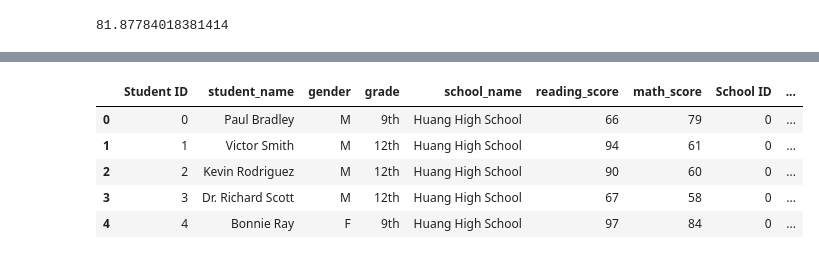
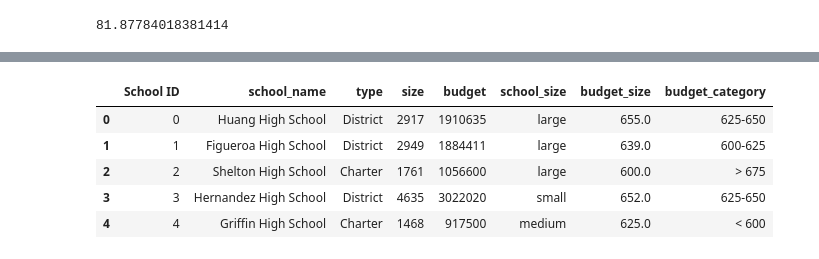
Before and after one commit to Elton-Don/pandas-challenge, a Jupyter notebook: schools.ipynb, the cells around one changed output, grey strips where cells are left out. Cells and saved outputs as stored; diff of their text form; code cells hidden in the pictures.

```diff
--- a/schools.ipynb
+++ b/schools.ipynb
@@ -6,8 +7,8 @@ school_data_to_load = "Resources/schools_complete.csv"
 student_data_to_load = "Resources/students_complete.csv"
 # %%
 # Read School and Student Data File and store into Pandas Data Frames
-school_data = pd.read_csv(school_data_to_load)
-student_data = pd.read_csv(student_data_to_load)
+school_data = pd.read_csv(school_data_to_load, encoding = "ISO-8859-1")
+student_data = pd.read_csv(student_data_to_load, encoding = "ISO-8859-1")
 # %%
 school_data.head()
 # %% [output]
@@ -61,7 +77,7 @@ print(avg_reading)
 # %%
-bins =[0, 59.9, 100]
-group_labels =['fail', 'pass']
-pd.cut(school_data_complete['reading_score'], bins, labels=group_labels).head()
-school_data_complete['reading_result'] = pd.cut(school_data_complete['reading_score'] , bins, labels=group_labels)
-school_data_complete.head()
+bins = [0, 1500, 3000, 5000]
+group_labels ={'small', 'medium', 'large'}
+pd.cut(school_data['size'], bins, labels=group_labels).head()
+school_data['school_size'] = pd.cut(school_data["size"], bins, labels=group_labels)
+print(school_data)
 # %% [output]
@@ -73,0 +100,3 @@ school_data_complete.head()
+# %%
+school_data['budget_size'] = school_data['budget']/school_data['size']
+school_data.head()
@@ -74,13 +110,13 @@ school_data_complete.head()
 # %%
-bins =[0, 59.9, 100]
-group_labels =['fail', 'pass']
-pd.cut(school_data_complete['math_score'], bins, labels=group_labels).head()
-school_data_complete['math_result'] = pd.cut(school_data_complete['math_score'] , bins, labels=group_labels)
-school_data_complete.head()
+bins = [0, 600, 625, 650, 700]
+group_labels ={'< 600', '600-625', '625-650', '> 675'}
+pd.cut(school_data['budget_size'], bins, labels=group_labels).head()
+school_data['budget_category'] = pd.cut(school_data["budget_size"], bins, labels=group_labels)
+school_data.head()
 # %% [output]
-|  | Student ID | student_name | gender | grade | school_name | reading_score | math_score | School ID | ... |
-| 0 | 0 | Paul Bradley | M | 9th | Huang High School | 66 | 79 | 0 | ... |
-| 1 | 1 | Victor Smith | M | 12th | Huang High School | 94 | 61 | 0 | ... |
-| 2 | 2 | Kevin Rodriguez | M | 12th | Huang High School | 90 | 60 | 0 | ... |
-| 3 | 3 | Dr. Richard Scott | M | 12th | Huang High School | 67 | 58 | 0 | ... |
-| 4 | 4 | Bonnie Ray | F | 9th | Huang High School | 97 | 84 | 0 | ... |
+|  | School ID | school_name | type | size | budget | school_size | budget_size | budget_category |
+| 0 | 0 | Huang High School | District | 2917 | 1910635 | large | 655.0 | 625-650 |
+| 1 | 1 | Figueroa High School | District | 2949 | 1884411 | large | 639.0 | 600-625 |
+| 2 | 2 | Shelton High School | Charter | 1761 | 1056600 | large | 600.0 | > 675 |
+| 3 | 3 | Hernandez High School | District | 4635 | 3022020 | small | 652.0 | 625-650 |
+| 4 | 4 | Griffin High School | Charter | 1468 | 917500 | medium | 625.0 | < 600 |
```
Also changed, not shown: parts of 21 cells of this notebook.
